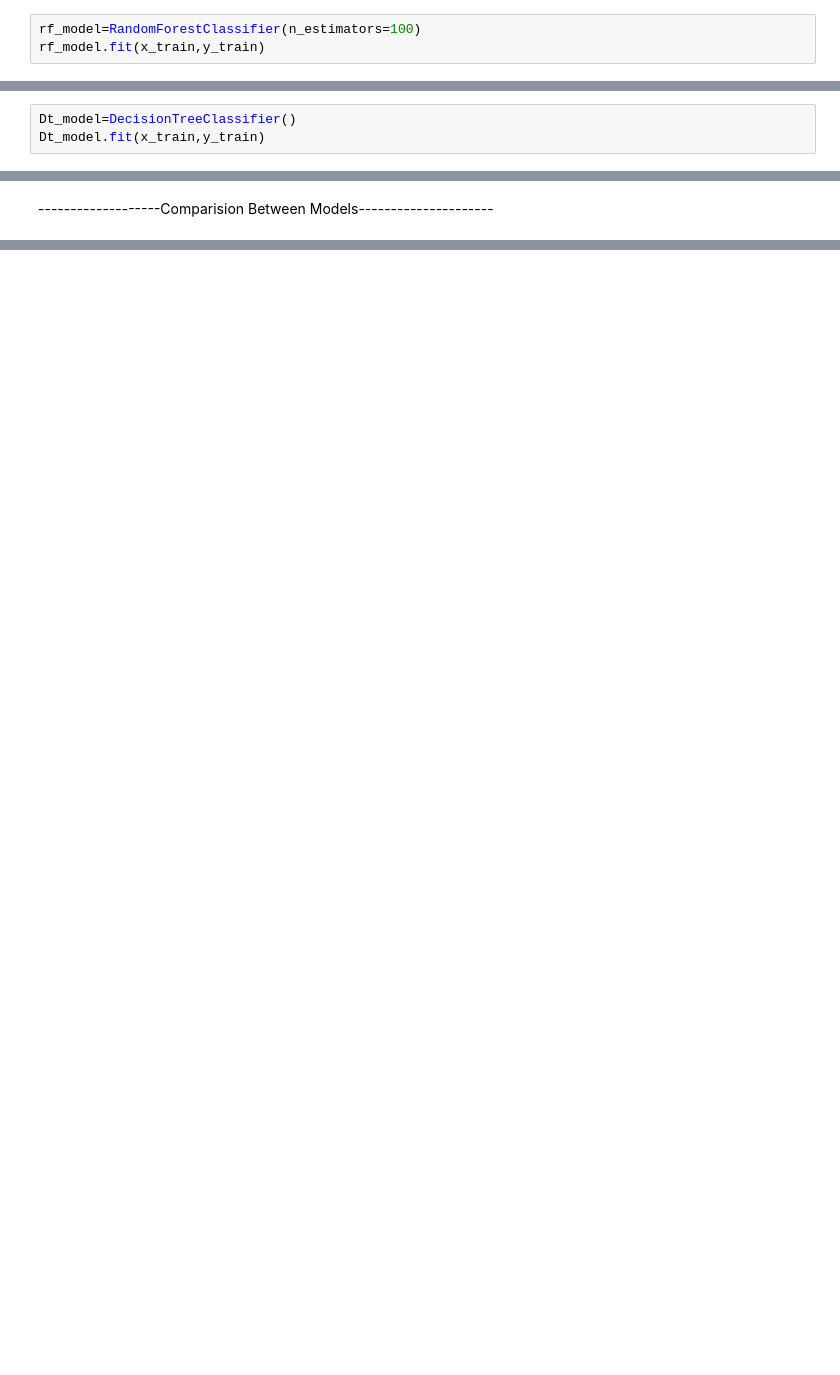
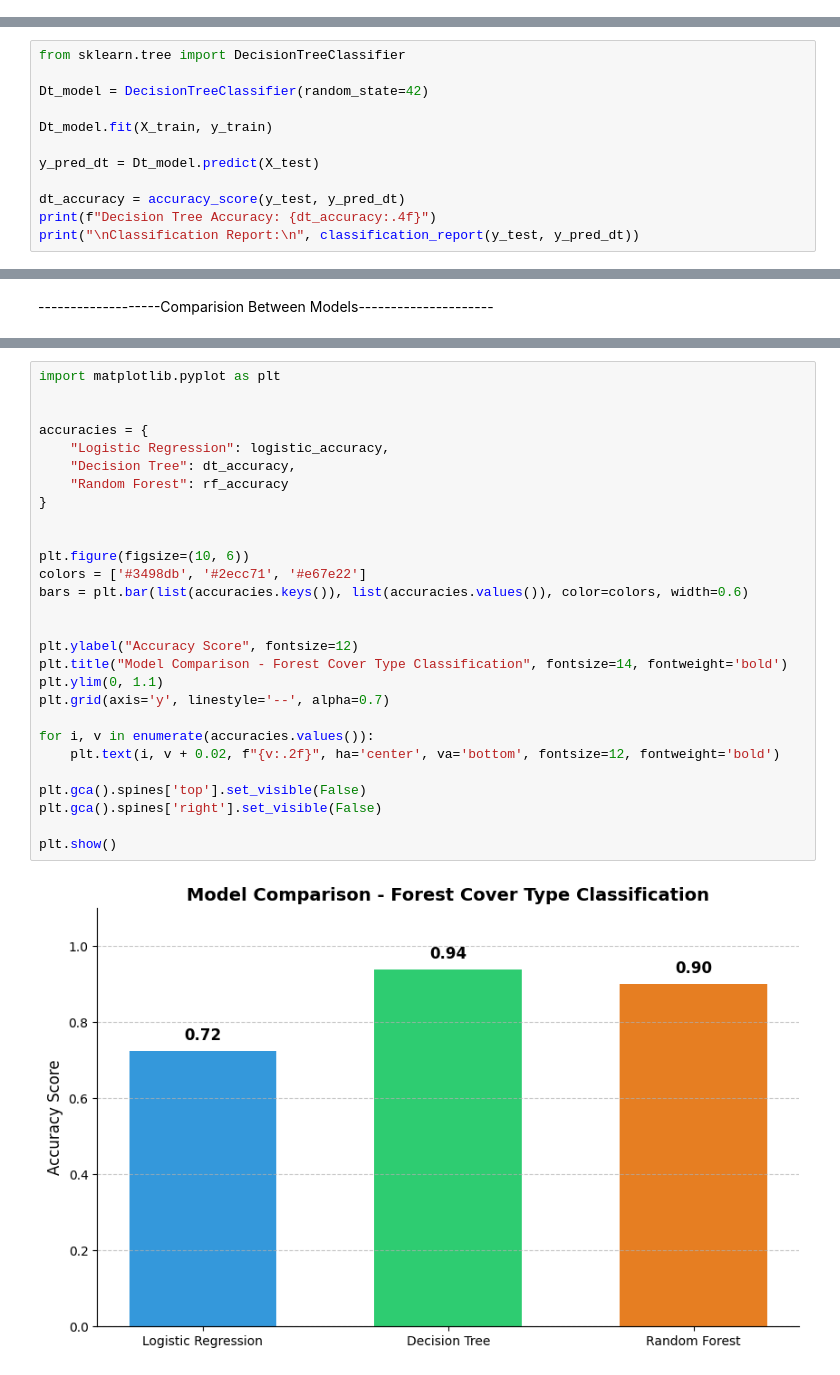
Before and after one commit to Sarah1542/Test3-Forest-CoverType-Classification, a Jupyter notebook: Forest_Cover_Type_Classification.ipynb, the cells around one changed output, grey strips where cells are left out. Saved outputs shown, nothing was run; the diff lists cells and outputs as text; blank space fills up the shorter version.

```diff
--- a/Forest_Cover_Type_Classification.ipynb
+++ b/Forest_Cover_Type_Classification.ipynb
@@ -141,5 +212,2 @@ weighted avg       0.71      0.72      0.71      2000
 # %% [markdown]
 ------------------------Random Forest-------------------------
-# %%
-rf_model=RandomForestClassifier(n_estimators=100)
-rf_model.fit(x_train,y_train)
@@ -174,5 +250,2 @@ weighted avg       0.80      0.80      0.80      2000
 # %% [markdown]
 ------------------------Decision Tree Model-------------------------
-# %%
-Dt_model=DecisionTreeClassifier()
-Dt_model.fit(x_train,y_train)
@@ -180,0 +252,12 @@ DecisionTreeClassifier()
+# %%
+from sklearn.tree import DecisionTreeClassifier
+
+Dt_model = DecisionTreeClassifier(random_state=42)
+
+Dt_model.fit(X_train, y_train)
+
+y_pred_dt = Dt_model.predict(X_test)
+
+dt_accuracy = accuracy_score(y_test, y_pred_dt)
+print(f"Decision Tree Accuracy: {dt_accuracy:.4f}")
+print("\nClassification Report:\n", classification_report(y_test, y_pred_dt))
@@ -241,0 +285,30 @@ files.download("random_forest_model.pkl")
+# %%
+import matplotlib.pyplot as plt
+
+
+accuracies = {
+    "Logistic Regression": logistic_accuracy,
+    "Decision Tree": dt_accuracy,
+    "Random Forest": rf_accuracy
+}
+
+
+plt.figure(figsize=(10, 6))
+colors = ['#3498db', '#2ecc71', '#e67e22']
+bars = plt.bar(list(accuracies.keys()), list(accuracies.values()), color=colors, width=0.6)
+
+
+plt.ylabel("Accuracy Score", fontsize=12)
+plt.title("Model Comparison - Forest Cover Type Classification", fontsize=14, fontweight='bold')
+plt.ylim(0, 1.1)
+plt.grid(axis='y', linestyle='--', alpha=0.7)
+
+for i, v in enumerate(accuracies.values()):
+    plt.text(i, v + 0.02, f"{v:.2f}", ha='center', va='bottom', fontsize=12, fontweight='bold')
+
+plt.gca().spines['top'].set_visible(False)
+plt.gca().spines['right'].set_visible(False)
+
+plt.show()
+# %% [output]
+[figure, added]
```
Also changed, not shown: parts of 33 cells of this notebook, 2 other files.
